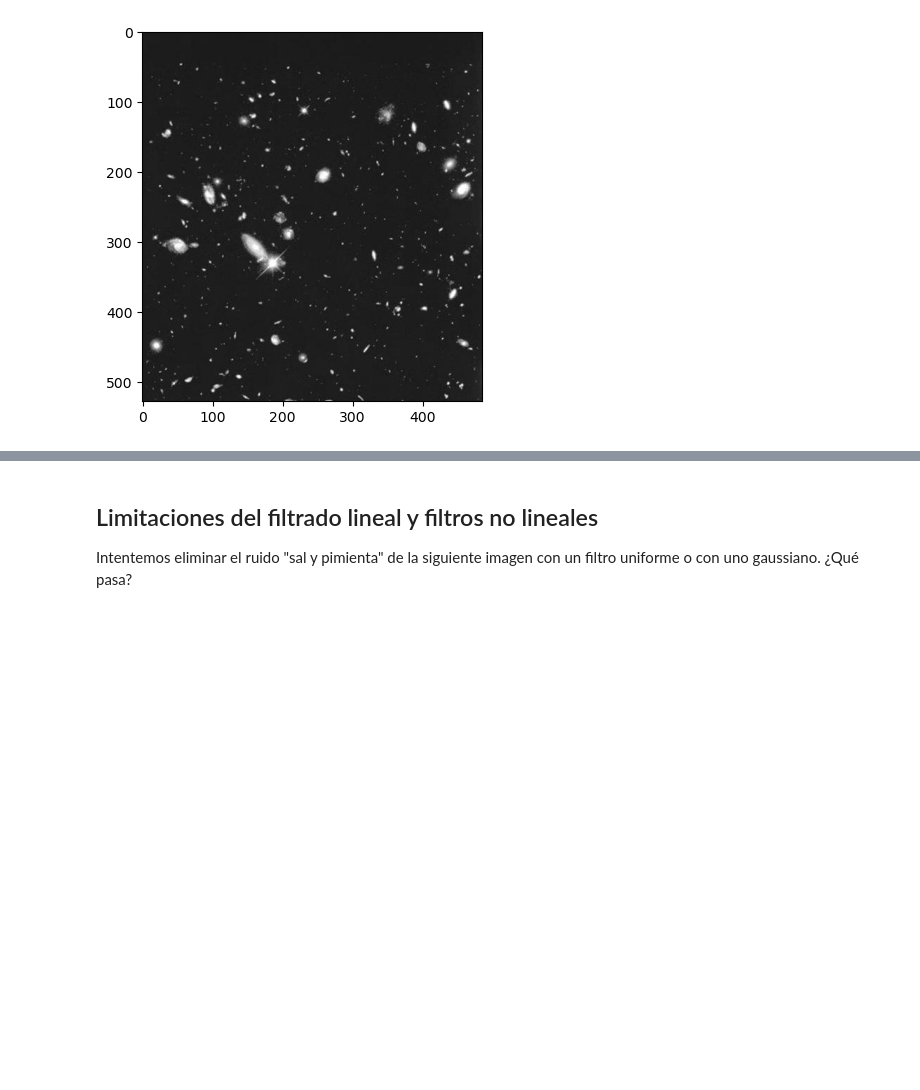
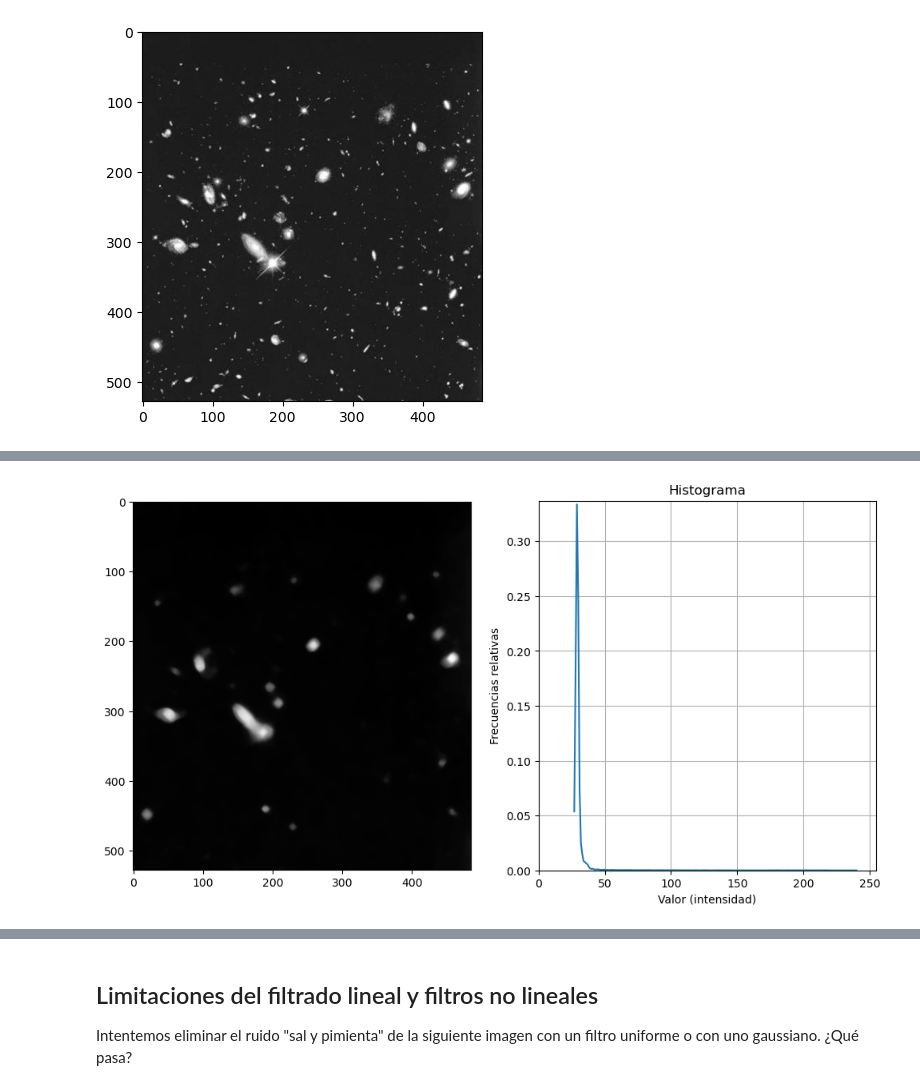
Before and after one commit to DaniMuPi/mi_repositorio, a Jupyter notebook: Tema_2b.ipynb, the cells around one changed output, grey strips where cells are left out. Saved outputs shown, nothing was run; the diff lists cells and outputs as text; code cells hidden in the pictures; blank space fills up the shorter version.

```diff
--- a/Tema_2b.ipynb
+++ b/Tema_2b.ipynb
@@ -192,0 +237,14 @@ modo:  L
+# %%
+plt.figure(figsize=(12,6))
+plt.subplot(121)
+plt.imshow(img_filt,cmap='gray')
+img_hist, bins = exposure.histogram(img_filt, normalize=True)
+plt.subplot(122)
+plt.plot(bins, img_hist)
+plt.axis([0,255, 0, 1.01*img_hist.max()])
+plt.title('Histograma')
+plt.xlabel('Valor (intensidad)')
+plt.ylabel('Frecuencias relativas')
+plt.grid()
+# %% [output]
+[figure, added]
```
Also changed, not shown: parts of 16 cells of this notebook, 7 other files.
